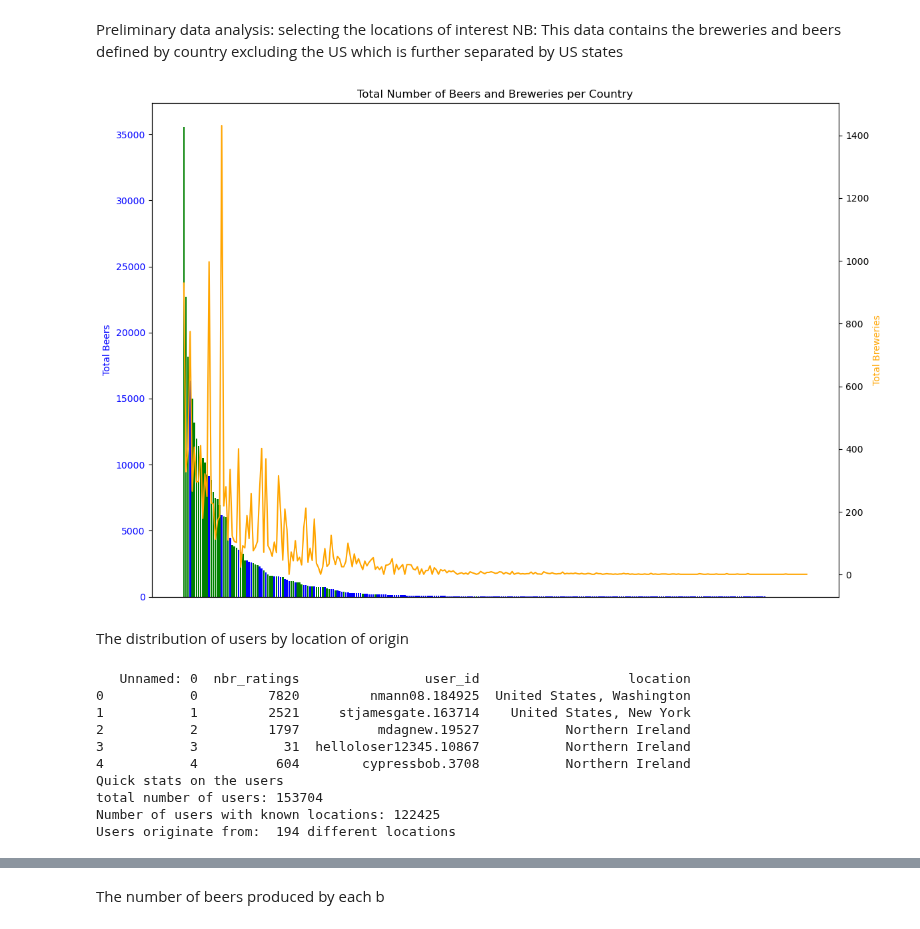
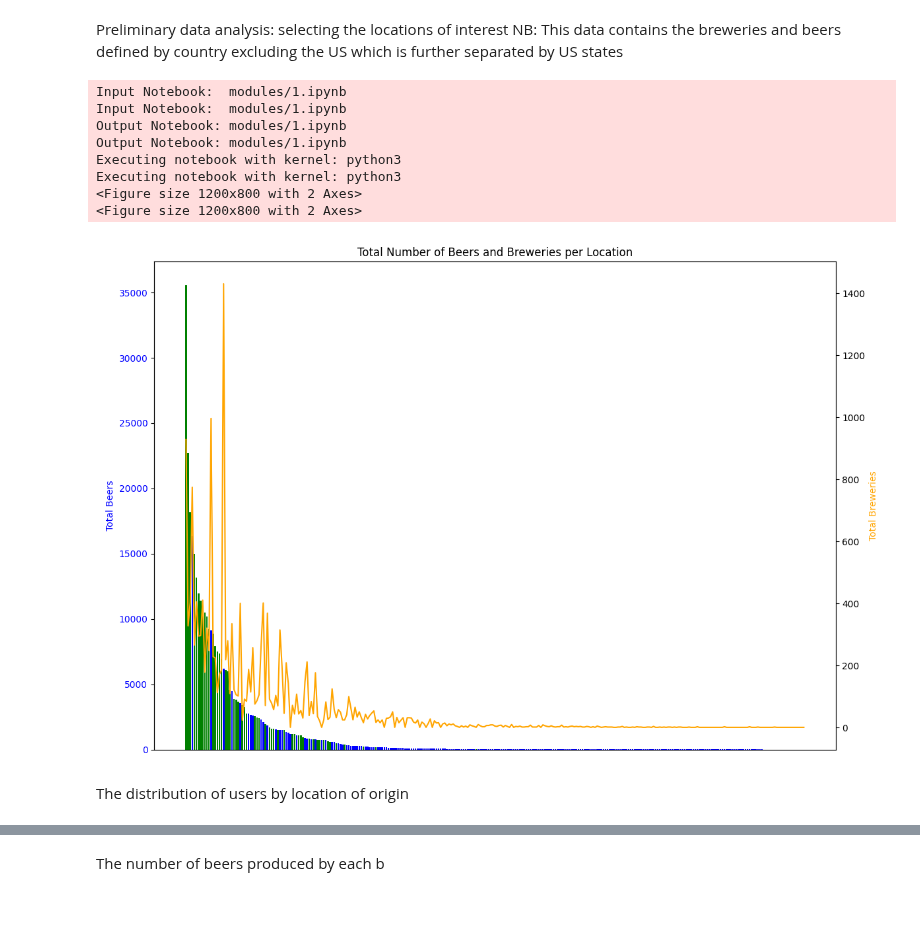
Before and after one commit to epfl-ada/ada-2024-project-x0x0, a Jupyter notebook: results.ipynb, the cells around one changed output, grey strips where cells are left out. Saved outputs shown, nothing was run; the diff lists cells and outputs as text; code cells hidden in the pictures.

```diff
--- a/results.ipynb
+++ b/results.ipynb
@@ -26,47 +33,22 @@ country_stats = breweries.groupby('location').agg(
-# %%
-# Plotting the total number of beers and breweries for each location
-
-country_stats = country_stats.sort_values(by='total_beers', ascending=False)
-fig, ax1 = plt.subplots(figsize=(12, 8))
-
-bar_colors = ['green' if country.startswith('United States,') else 'blue' for country in country_stats['location']]
-
-# Bar plot for total beers
-ax1.bar(country_stats['location'], country_stats['total_beers'], color=bar_colors, label='Total Beers')
-#ax1.set_xlabel('Country')
-ax1.set_ylabel('Total Beers', color='blue')
-ax1.tick_params(axis='y', labelcolor='blue')
-plt.xticks([])
-
-#Overlay line plot for total breweries
-ax2 = ax1.twinx()
-ax2.plot(country_stats['location'], country_stats['total_breweries'], color='orange', label='Total Breweries')
-ax2.set_ylabel('Total Breweries', color='orange')
-plt.xticks([])
-
-plt.title('Total Number of Beers and Breweries per Location')
-fig.tight_layout()
-plt.show()
-# %% [output]
-[figure, removed]
+# %%
+pm.execute_notebook(
+        'modules/1.ipynb',
+        'modules/1.ipynb', #dont want to make new file
+        log_output=True,
+        progress_bar=False,
+        report_mode=True
+    )
+
+display(Image(filename='modules/1.png'))
+# %% [output]
+Input Notebook:  modules/1.ipynb
+Input Notebook:  modules/1.ipynb
+Output Notebook: modules/1.ipynb
+Output Notebook: modules/1.ipynb
+Executing notebook with kernel: python3
+Executing notebook with kernel: python3
+<Figure size 1200x800 with 2 Axes>
+<Figure size 1200x800 with 2 Axes>
+[figure, added]
 # %% [markdown]
 The distribution of users by location of origin
-# %%
-users = pd.read_csv('minimizedData/BA_users_small.csv')
-print("Quick stats on the users")
-print("total number of users:", users.shape[0])
-#Remove users with unknown locations
-users = users.dropna(subset=['location'])
-print("Number of users with known locations:", users.shape[0])
-print("Users originate from: ",users['location'].dropna().nunique() , "different locations")
-# %% [output]
-   Unnamed: 0  nbr_ratings                user_id                   location
-0           0         7820         nmann08.184925  United States, Washington
-1           1         2521     stjamesgate.163714    United States, New York
-2           2         1797          mdagnew.19527           Northern Ireland
-3           3           31  helloloser12345.10867           Northern Ireland
-4           4          604        cypressbob.3708           Northern Ireland
-Quick stats on the users
-total number of users: 153704
-Number of users with known locations: 122425
-Users originate from:  194 different locations
```
Also changed, not shown: parts of 9 cells of this notebook, 7 other files.
